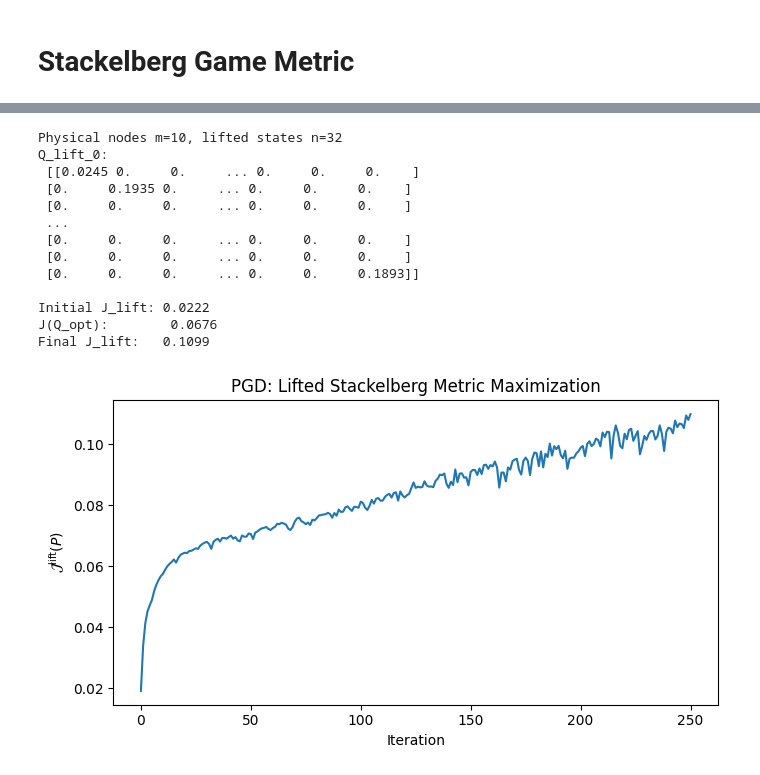
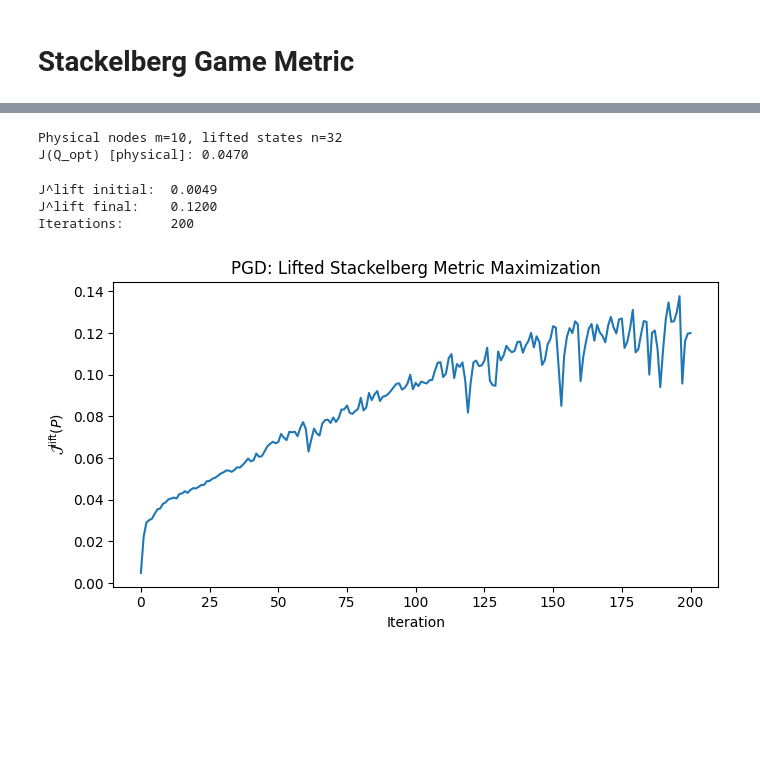
Before and after one commit to yohanjohn307/markov-chain-lifting, a Jupyter notebook: debug.ipynb, the cells around one changed output, grey strips where cells are left out. Drawn from its saved outputs; the diff is of its cells as text; code cells hidden in the pictures; blank space fills up the shorter version.

```diff
--- a/debug.ipynb
+++ b/debug.ipynb
@@ -141,7 +143,7 @@ project_fn_stb = make_project_Q_bar(A, pi_bar=None, epsilon=0.0)
 # J is to be maximized, so PGD minimizes the negated metric/gradient. Anneal the
 # softmin temperature from temp0 (smooth, informative gradients early on) down to
 # temp_min (tight approximation to the true min(Psi_lift)) via geometric decay.
-n_iter_stb = 250
+n_iter_stb = 200
 temp0, temp_min = 1e-3, 1e-6
 temp_decay = (temp_min / temp0) ** (1 / n_iter_stb)
 temp_schedule_stb = lambda k: temp0 * temp_decay ** k
@@ -150,8 +152,8 @@ neg_grad_stackelberg = lambda Q, lse_temp: tuple(-x for x in grad_stackelberg(Q,
 Q0 = random_chain(A, seed=seed)
 Q0 = project_fn_stb(Q0)
 
-Q_opt, hist = projected_gradient_descent(
-    Q0, neg_grad_stackelberg, project_fn_stb, alpha=1, n_iter=n_iter_stb, tol=1e-6,
+Q_opt, hist, n_iters = projected_gradient_descent(
+    Q0, neg_grad_stackelberg, project_fn_stb, alpha=1, n_iter=n_iter_stb, tol=1e-5,
     temp_schedule=temp_schedule_stb,
 )
 
@@ -165,6 +167,7 @@ J_final = stackelberg(P_opt, tau)
 
 print(f"\nInitial J: {J_initial:.4f}")
 print(f"Final J:   {J_final:.4f}")
+print(f"Iterations: {n_iters}")
 
 np.set_printoptions(precision=6, suppress=True)
 print(f"Final Q:\n {np.round(Q_opt, 4)}")
@@ -201,68 +205,50 @@ from metrics import lifted_stackelberg
 from markov import ergodic_flow_to_transition
 
 # --- Degree lifting: node j gets deg(j) virtual states ---
 V = degree_lifting(A)
 n, m = V.shape
 
 print(f"Physical nodes m={m}, lifted states n={n}")
 
 # --- Random initialization in the lifted space ---
 eps = 1e-6
 Q_opt_ceil = (Q_opt > eps).astype(int)
 A_lift = V @ Q_opt_ceil @ V.T
 Q_lift_init = random_chain(A_lift, seed=seed)
 
-# Project onto the feasible lifting set of Q_opt (Eq. 34); epsilon=0 since the
-# metric itself penalizes reducibility (Sec. IX)
-project_fn_lift = make_project_Q(Q_opt, V, epsilon=0.0)
+# Project onto the feasible lifting set of Q_opt (Eq. 34)
+project_fn_lift = make_project_Q(Q_opt, V)
 Q_lift_0 = project_fn_lift(Q_lift_init)
 
-# print Q_lift_0
-print(f"Q_lift_0:\n {np.round(Q_lift_0, 4)}")
+grad_stackelberg_lift = make_grad_stackelberg(tau, V)
+neg_grad_stackelberg_lift = lambda Q, lse_temp: tuple(-x for x in grad_stackelberg_lift(Q, lse_temp))
 
-P0 = ergodic_flow_to_transition((Q_lift_0 + Q_lift_0.T)/2)
-J_initial = lifted_stackelberg(P0, V, tau)
-print(f"\nInitial J_lift: {J_initial:.4f}")
+print(f"J(Q_opt) [physical]: {J_final:.4f}")
 
-# V = I_m recovers the physical-space metric, so grad_stackelberg from the previous
-# cell still gives J(Q_opt); grad_lifted_stackelberg uses the degree-lifting V
-grad_lifted_stackelberg = make_grad_stackelberg(tau, V)
-neg_grad_lifted_stackelberg = lambda Q, lse_temp: tuple(-x for x in grad_lifted_stackelberg(Q, lse_temp))
-
-# --- PGD to maximize J^lift subject to Q being a lifting of Q_opt; reuse the same
-# temp0 -> temp_min annealing schedule as the physical-space run above ---
-n_iter_lift = 250
-temp_schedule_lift = lambda k: temp0 * temp_decay ** k
-Q_lift_opt, history_lift = projected_gradient_descent(
-    Q_lift_0, neg_grad_lifted_stackelberg, project_fn_lift, alpha=0.1, n_iter=n_iter_lift, tol=1e-6,
-    temp_schedule=temp_schedule_lift,
+# --- PGD to maximize J^lift subject to Q being a lifting of Q_opt ---
+Q_lift_opt, hist_lift, n_iters_lift = projected_gradient_descent(
+    Q_lift_0, neg_grad_stackelberg_lift, project_fn_lift, alpha=0.1, n_iter=n_iter_stb, tol=1e-6,
+    temp_schedule=temp_schedule_stb,
 )
 
-print(f"J(Q_opt):        {J_final:.4f}")
-P_opt = ergodic_flow_to_transition(Q_lift_opt)
-J_final = lifted_stackelberg(P_opt, V, tau)
+P_lift_opt = ergodic_flow_to_transition(Q_lift_opt)
+J_lift_final = lifted_stackelberg(P_lift_opt, V, tau)
 
-print(f"Final J_lift:   {J_final:.4f}")
+print(f"\nJ^lift initial:  {-hist_lift[0]:.4f}")
+print(f"J^lift final:    {J_lift_final:.4f}")
+print(f"Iterations:      {n_iters_lift}")
 
 plt.figure(figsize=(7, 4))
-plt.plot([-v for v in history_lift])
+plt.plot([-v for v in hist_lift])
 plt.xlabel("Iteration")
 plt.ylabel(r"$\mathcal{J}^\mathrm{lift}(P)$")
 plt.title("PGD: Lifted Stackelberg Metric Maximization")
 plt.tight_layout()
 plt.show()
 # %% [output]
 Physical nodes m=10, lifted states n=32
-Q_lift_0:
- [[0.0245 0.     0.     ... 0.     0.     0.    ]
- [0.     0.1935 0.     ... 0.     0.     0.    ]
- [0.     0.     0.     ... 0.     0.     0.    ]
- ...
- [0.     0.     0.     ... 0.     0.     0.    ]
- [0.     0.     0.     ... 0.     0.     0.    ]
- [0.     0.     0.     ... 0.     0.     0.1893]]
-
-Initial J_lift: 0.0222
-J(Q_opt):        0.0676
-Final J_lift:   0.1099
+J(Q_opt) [physical]: 0.0470
+J^lift initial:  0.0049
+J^lift final:    0.1200
+Iterations:      200
-[figure, old version]
+[figure, new version]
```
Also changed, not shown: parts of 9 cells of this notebook, 7 other files.
